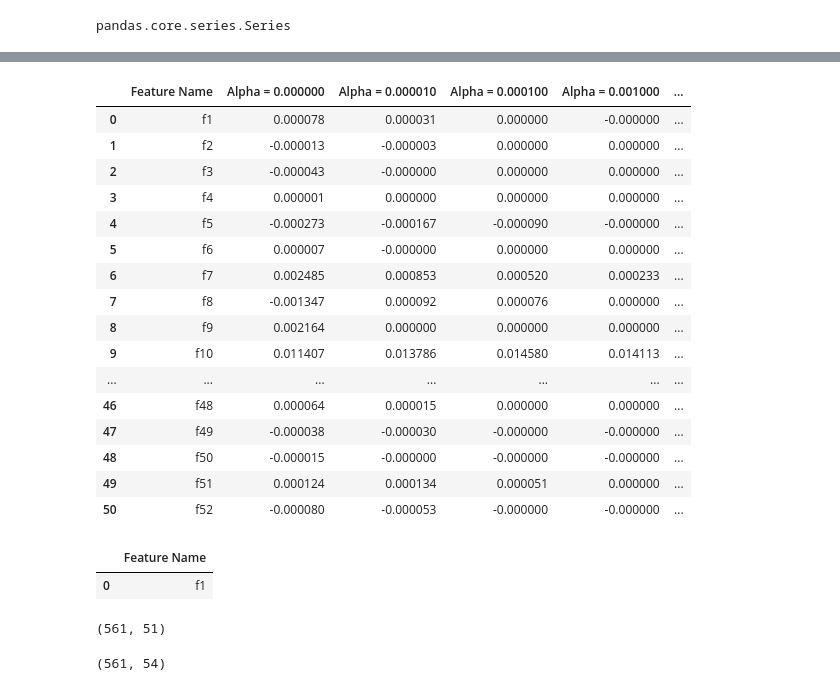
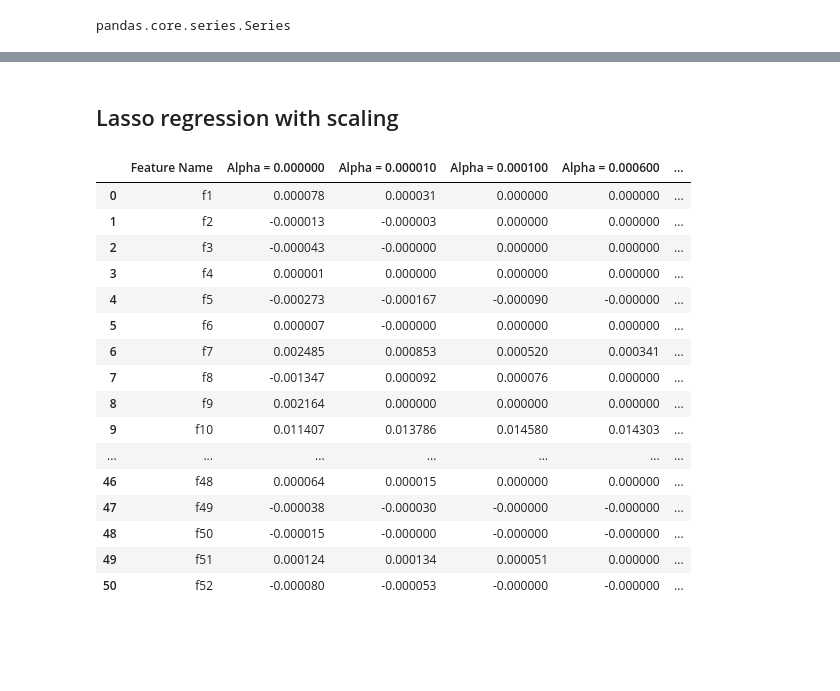
Before and after one commit to Learning-ML/capstone, a Jupyter notebook: Lasso Regression.ipynb, the cells around one changed output, grey strips where cells are left out. Drawn from its saved outputs; the diff is of its cells as text; code cells hidden in the pictures; blank space fills up the shorter version.

Commit message:
edit lasso-2

```diff
--- a/Lasso Regression.ipynb
+++ b/Lasso Regression.ipynb
@@ -92,0 +101,2 @@ pandas.core.series.Series
+# %% [markdown]
+## Lasso regression with scaling
@@ -124,29 +141,22 @@ def lasso(alphas):
     # Return the datafram
     return df
 # %%
-lasso([0,0.00001,.0001, 0.001, 0.01, 0.1])
+lasso([0,0.00001,.0001, 0.0006,0.001 ,0.01])
 # %% [output]
-|  | Feature Name | Alpha = 0.000000 | Alpha = 0.000010 | Alpha = 0.000100 | Alpha = 0.001000 | ... |
-| 0 | f1 | 0.000078 | 0.000031 | 0.000000 | -0.000000 | ... |
+|  | Feature Name | Alpha = 0.000000 | Alpha = 0.000010 | Alpha = 0.000100 | Alpha = 0.000600 | ... |
+| 0 | f1 | 0.000078 | 0.000031 | 0.000000 | 0.000000 | ... |
 | 1 | f2 | -0.000013 | -0.000003 | 0.000000 | 0.000000 | ... |
 | 2 | f3 | -0.000043 | -0.000000 | 0.000000 | 0.000000 | ... |
 | 3 | f4 | 0.000001 | 0.000000 | 0.000000 | 0.000000 | ... |
 | 4 | f5 | -0.000273 | -0.000167 | -0.000090 | -0.000000 | ... |
 | 5 | f6 | 0.000007 | -0.000000 | 0.000000 | 0.000000 | ... |
-| 6 | f7 | 0.002485 | 0.000853 | 0.000520 | 0.000233 | ... |
+| 6 | f7 | 0.002485 | 0.000853 | 0.000520 | 0.000341 | ... |
 | 7 | f8 | -0.001347 | 0.000092 | 0.000076 | 0.000000 | ... |
 | 8 | f9 | 0.002164 | 0.000000 | 0.000000 | 0.000000 | ... |
-| 9 | f10 | 0.011407 | 0.013786 | 0.014580 | 0.014113 | ... |
+| 9 | f10 | 0.011407 | 0.013786 | 0.014580 | 0.014303 | ... |
 | ... | ... | ... | ... | ... | ... | ... |
 | 46 | f48 | 0.000064 | 0.000015 | 0.000000 | 0.000000 | ... |
 | 47 | f49 | -0.000038 | -0.000030 | -0.000000 | -0.000000 | ... |
 | 48 | f50 | -0.000015 | -0.000000 | -0.000000 | -0.000000 | ... |
 | 49 | f51 | 0.000124 | 0.000134 | 0.000051 | 0.000000 | ... |
 | 50 | f52 | -0.000080 | -0.000053 | -0.000000 | -0.000000 | ... |
-# %%
-df = pd.DataFrame()
-df['Feature Name'] = names
-df
-# %% [output]
-|  | Feature Name |
-| 0 | f1 |
@@ -159,8 +162,0 @@ y = df_all['f21']
-# %%
-x.shape
-# %% [output]
-(561, 51)
-# %%
-df_all.shape
-# %% [output]
-(561, 54)
```
Also changed, not shown: parts of 13 cells of this notebook.
